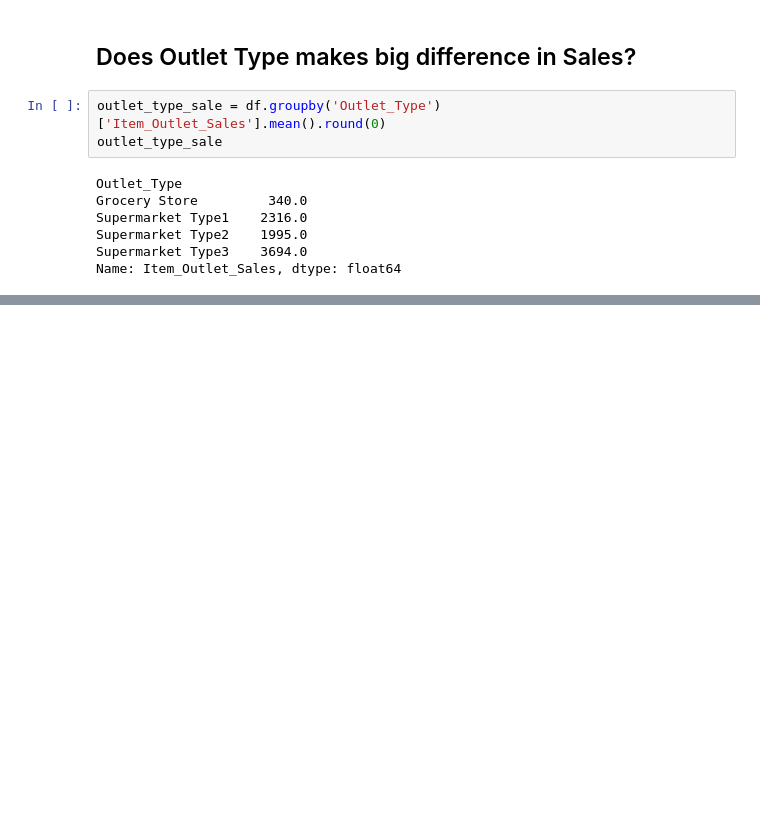
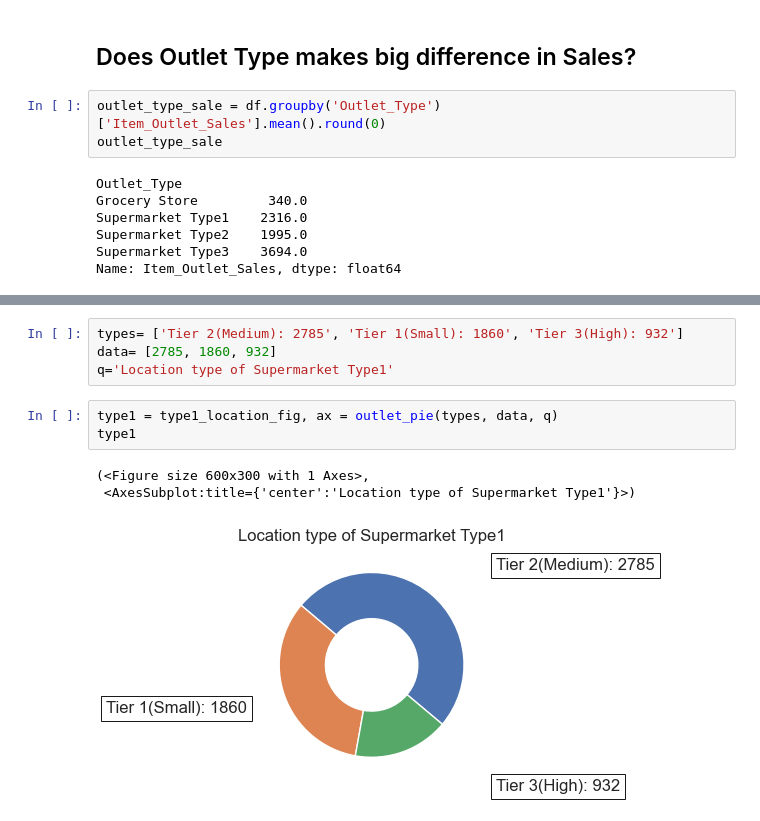
Before and after one commit to QianFu520/Food-Sales-Predictions, a Jupyter notebook: Part 3-Explanatory Visualizations Tell a Story.ipynb, the cells around one changed output, grey strips where cells are left out. Drawn from its saved outputs; the diff is of its cells as text; blank space fills up the shorter version.

```diff
--- a/Part 3-Explanatory Visualizations Tell a Story.ipynb
+++ b/Part 3-Explanatory Visualizations Tell a Story.ipynb
@@ -133,0 +217,11 @@ plt.show()
+# %%
+types= ['Tier 2(Medium): 2785', 'Tier 1(Small): 1860', 'Tier 3(High): 932']
+data= [2785, 1860, 932]
+q='Location type of Supermarket Type1'
+# %%
+type1 = type1_location_fig, ax = outlet_pie(types, data, q)
+type1
+# %% [output]
+(<Figure size 600x300 with 1 Axes>,
+ <AxesSubplot:title={'center':'Location type of Supermarket Type1'}>)
+[figure, added]
```
Also changed, not shown: parts of 13 cells of this notebook.
